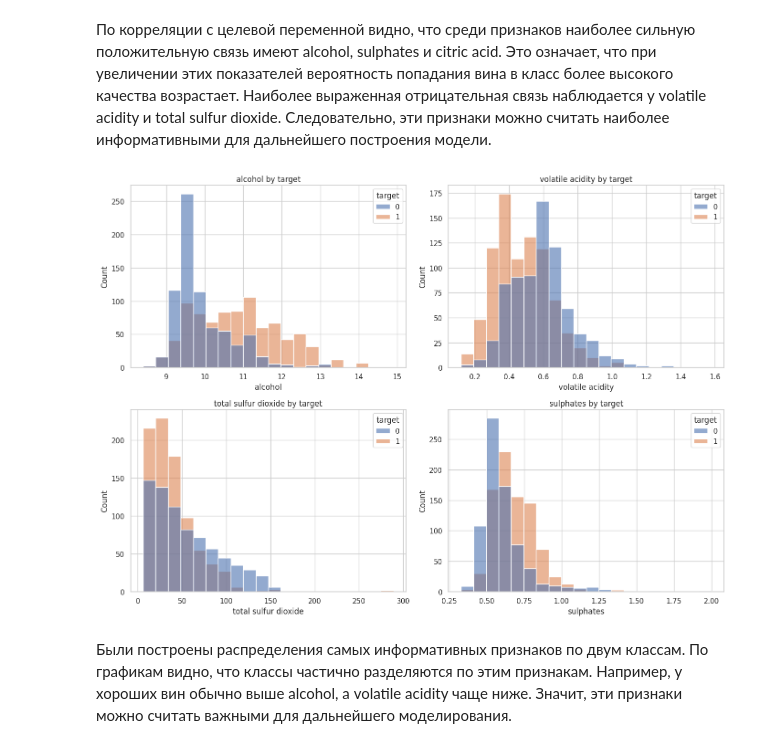
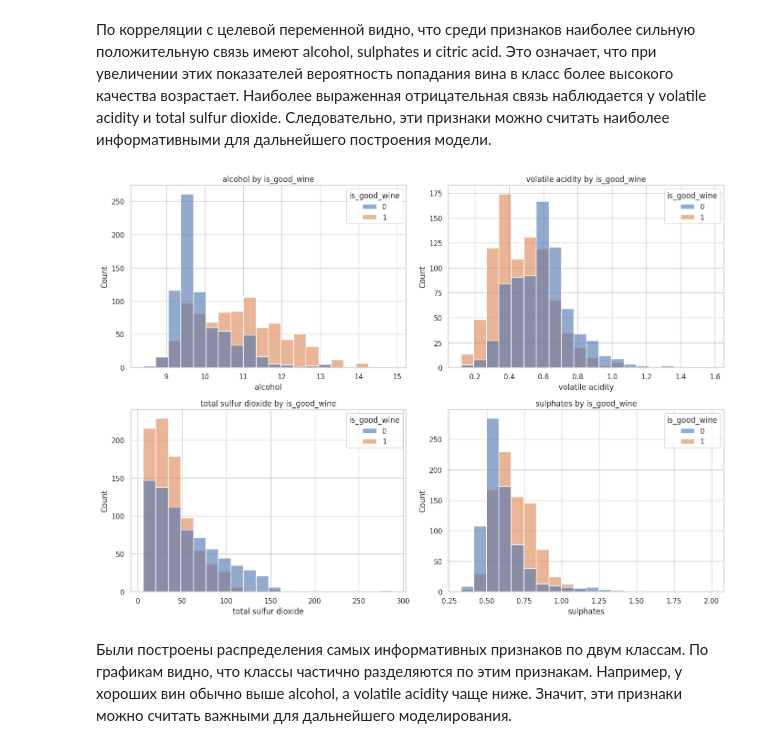
Before and after one commit to Timur228228228/-, a Jupyter notebook: EDA.ipynb, the cells around one changed output. Drawn from its saved outputs; the diff is of its cells as text; code cells hidden in the pictures.

```diff
--- a/EDA.ipynb
+++ b/EDA.ipynb
@@ -162,15 +180,15 @@ plt.show()
 Оценки 3, 4 и 8 представлены значительно реже.
 Это показывает, что распределение целевой переменной не является равномерным: основная часть наблюдений сосредоточена около средних значений качества.
 # %%
-df["target"] = (df["quality"] >= 6).astype(int)
+df["is_good_wine"] = (df["quality"] >= 6).astype(int)
 
-class_counts = df["target"].value_counts().sort_index()
-class_share = df["target"].value_counts(normalize=True).sort_index()
+class_counts = df["is_good_wine"].value_counts().sort_index()
+class_share = df["is_good_wine"].value_counts(normalize=True).sort_index()
 
 print("Баланс классов после бинаризации:")
-print(class_counts)
+print(class_counts.to_string())
 
 print("\nДоли классов:")
-print(class_share)
+print(class_share.to_string())
 # %% [output]
 Баланс классов после бинаризации:
@@ -244,7 +260,7 @@ plt.show()
 Также можно заметить, что alcohol положительно связан с quality, а volatile acidity — отрицательно.
 Такой анализ помогает лучше понять данные и выделить признаки, которые могут сильнее влиять на качество вина.
 # %%
-df["target"] = (df["quality"] >= 6).astype(int)
+df["is_good_wine"] = (df["quality"] >= 6).astype(int)
 # %%
 print(df.columns.tolist())
 # %% [output]
@@ -282,38 +298,38 @@ volatile acidity                       -0.321
 import matplotlib.pyplot as plt
 import seaborn as sns
 
 top_features = (
     df.drop(columns=["quality"])
-      .corr(numeric_only=True)["target"]
-      .drop("target")
+      .corr(numeric_only=True)["is_good_wine"]
+      .drop("is_good_wine")
       .abs()
       .sort_values(ascending=False)
       .head(4)
       .index
       .tolist()
 )
 
 fig, axes = plt.subplots(2, 2, figsize=(14, 10))
 axes = axes.flatten()
 
 for ax, col in zip(axes, top_features):
     sns.histplot(
         data=df,
         x=col,
-        hue="target",
+        hue="is_good_wine",
         bins=20,
         alpha=0.6,
         multiple="layer",
         ax=ax
     )
-    ax.set_title(f"{col} by target")
+    ax.set_title(f"{col} by is_good_wine")
     ax.set_xlabel(col)
     ax.set_ylabel("Count")
 
 plt.tight_layout()
 plt.show()
 # %% [output]
-[figure, old version]
+[figure, new version]
 # %% [markdown]
 Были построены распределения самых информативных признаков по двум классам.
 По графикам видно, что классы частично разделяются по этим признакам.
```
Also changed, not shown: parts of 11 cells of this notebook.
